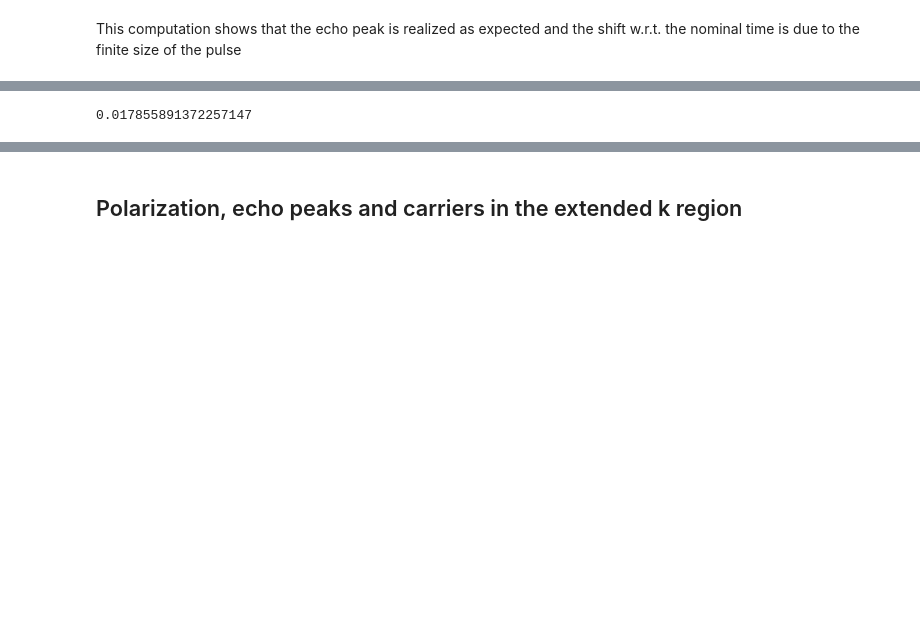
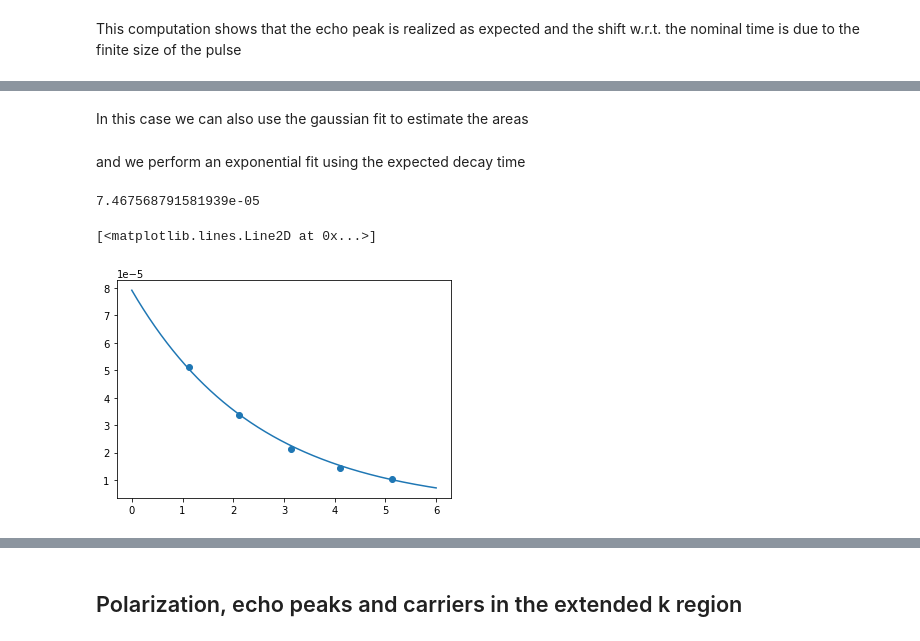
Before and after one commit to marcodalessandro76/Echo_mechanisms_decay_time_optical_orientation, a Jupyter notebook: PHOTON_ECO/ANALYSIS_Plot.ipynb, the cells around one changed output, grey strips where cells are left out. Saved outputs shown, nothing was run; the diff lists cells and outputs as text; code cells hidden in the pictures; blank space fills up the shorter version.

```diff
--- a/PHOTON_ECO/ANALYSIS_Plot.ipynb
+++ b/PHOTON_ECO/ANALYSIS_Plot.ipynb
@@ -234 +189,3 @@ where $\lambda$ is the efficiency of the echo retrieval and $t_0$ is the time po
+# %% [markdown]
+In this case we can also use the gaussian fit to estimate the areas
 # %%
@@ -237 +194,3 @@ t0 = gauss_pars_ref[1]
+# %% [markdown]
+and we perform an exponential fit using the expected decay time
 # %%
@@ -240,7 +199,14 @@ def monoExp(t, l):
 # %%
-l0 = 1e-2 # start with values near those we expect
-params, cv = curve_fit(monoExp, time_echo, theta_echo, l0)
-l = params[0]
-l
+A0 = 1e-4 # start with values near those we expect
+tvals = [tmax_echo[t] for t in tau]
+params, cv = curve_fit(monoExp, tvals, theta_e, A0)
+A = params[0]
+A
 # %% [output]
-0.017855891372257147
+7.467568791581939e-05
+# %%
+plt.scatter(tvals,theta_e)
+plt.plot(time,monoExp(time,A))
+# %% [output]
+[<matplotlib.lines.Line2D at 0x...>]
+[figure, added]
```
Also changed, not shown: parts of 38 cells of this notebook.
